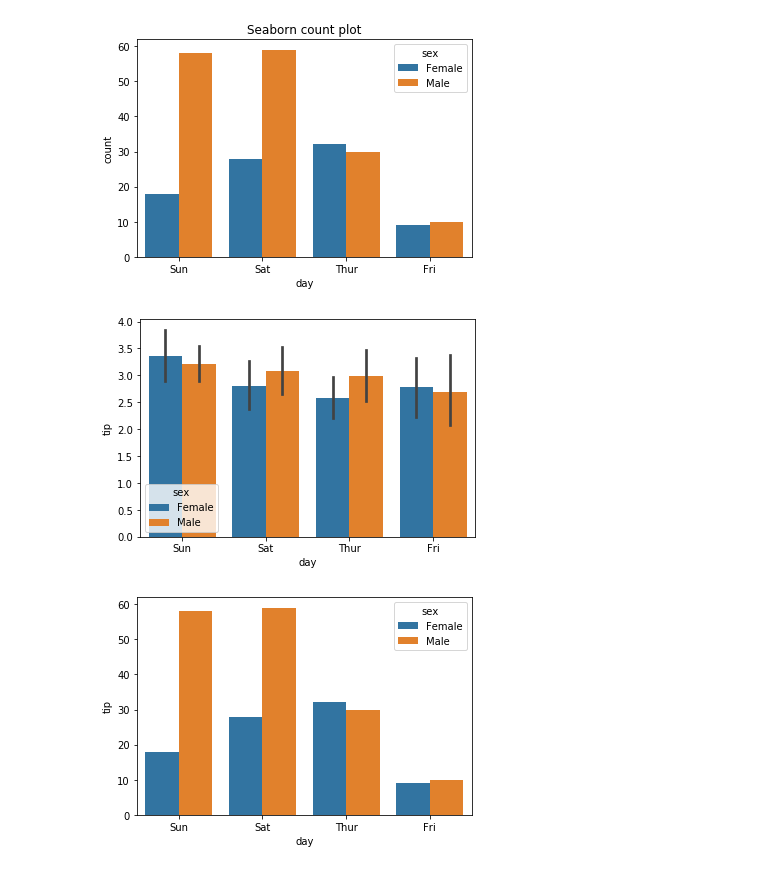
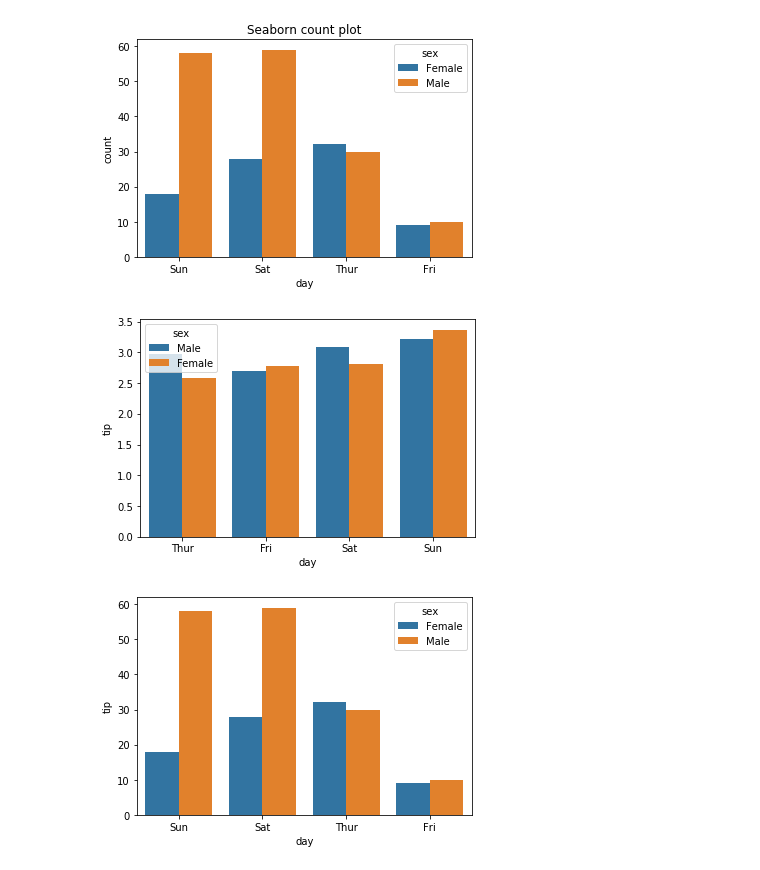
Before and after one commit to aonekoda/SDC_DATA, a Jupyter notebook: 04Visualization/02Seaborn시각화.ipynb, the cells around one changed output. Saved outputs shown, nothing was run; the diff lists cells and outputs as text; code cells hidden in the pictures.

```diff
--- a/04Visualization/02Seaborn시각화.ipynb
+++ b/04Visualization/02Seaborn시각화.ipynb
@@ -19,6 +19,9 @@ import matplotlib.pyplot as plt
 # Data Loading
 iris = pd.read_csv("../data/iris.csv")
 tips = pd.read_csv("../data/tips.csv")
+# %%
+iris = sns.load_dataset('iris')
+tips = sns.load_dataset('tips')
 # %% [markdown]
 ### seaborn에서 히스토그램
 # %%
@@ -93,10 +55,10 @@ plt.show()
 [figure]
 # %%
 # 요일별 성별에 따른 total bill의 평균을 막대 그래프로
-sns.barplot(x="day", y="tip", hue="sex", data=tips)
+sns.barplot(x="day", y="tip", hue="sex", data=tips, ci=None)
 plt.show()
 # %% [output]
-[figure, old version]
+[figure, new version]
 # %%
 # 요일별 성별에 따른 total bill의 count을 막대 그래프로
 
```
Also changed, not shown: parts of 13 cells of this notebook.
